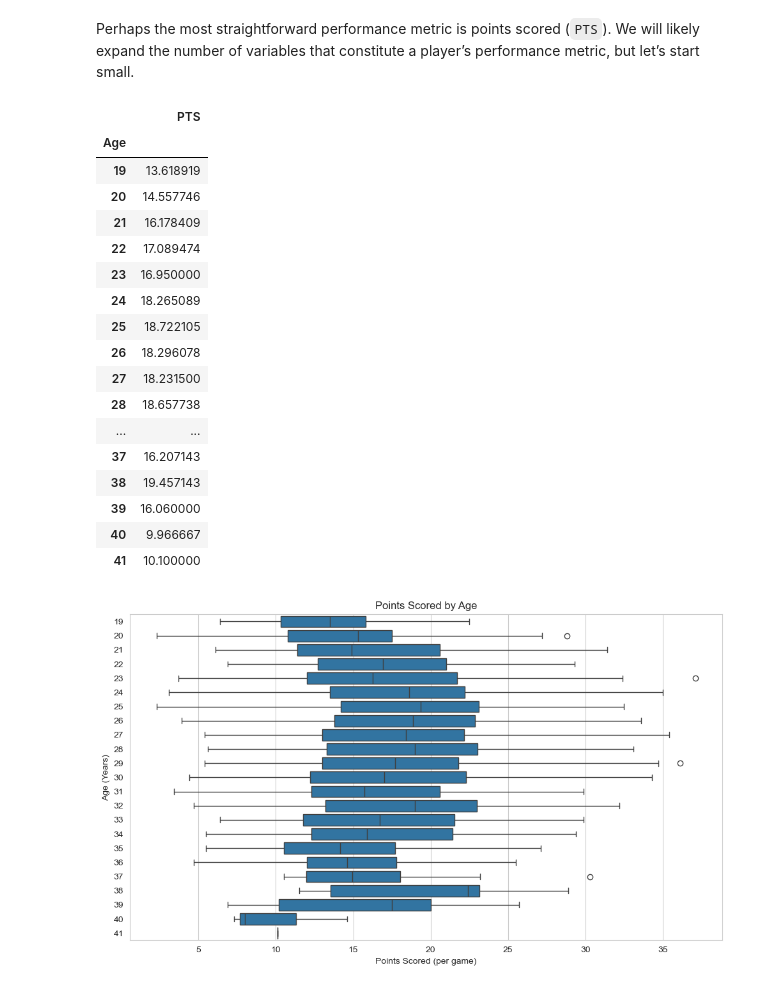
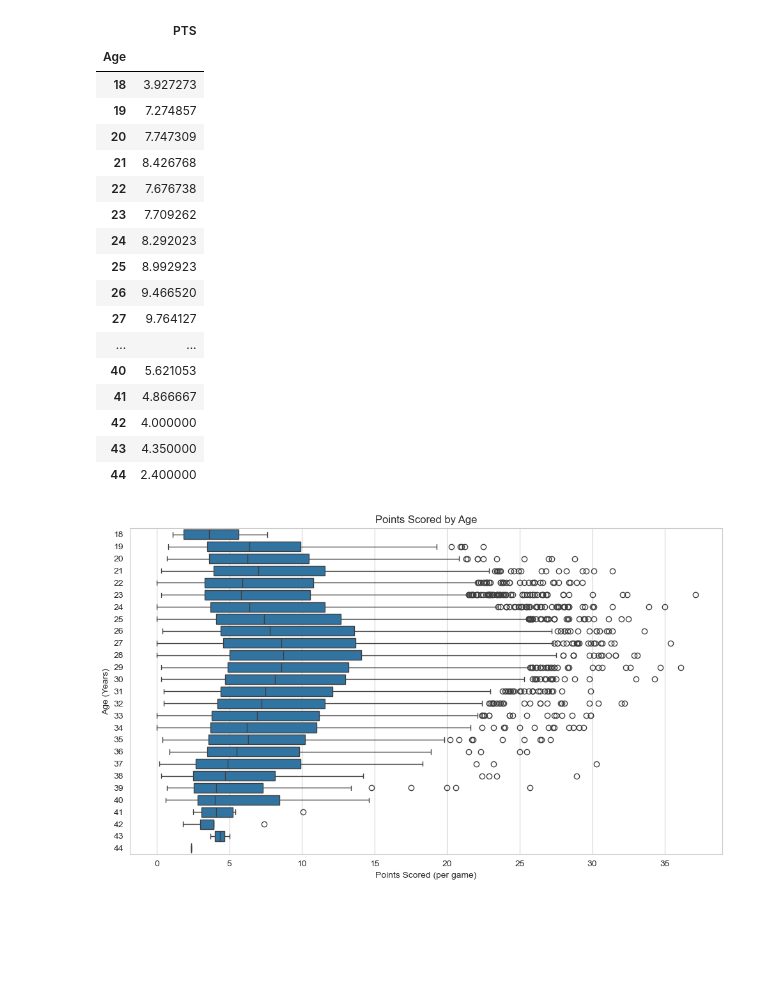
Before and after one commit to Logan-Locke/nba-analytics-pipeline, a Jupyter notebook: inference.ipynb, the cells around one changed output. Saved outputs shown, nothing was run; the diff lists cells and outputs as text; code cells hidden in the pictures; blank space fills up the shorter version.

```diff
--- a/inference.ipynb
+++ b/inference.ipynb
@@ -12,0 +11,5 @@ from scipy.stats import ttest_ind
+# %%
+engine = create_engine('sqlite:///nba_stats.db')
+nba_player_seasons_complete = pd.read_sql("SELECT * FROM nba_player_seasons_complete", con=engine)
+print(nba_player_seasons_complete.shape)
+nba_player_seasons_complete.head()
@@ -34,44 +37,40 @@ nba.head()
-# %% [markdown]
-Perhaps the most straightforward performance metric is points scored (`PTS`).
-We will likely expand the number of variables that constitute a player’s performance metric, but let’s start small.
 # %%
-nba[['Age', 'PTS']].groupby('Age').mean()
+nba_player_seasons_complete[['Age', 'PTS']].groupby('Age').mean()
 # %% [output]
 |  | PTS |
 | Age |  |
-| 19 | 13.618919 |
-| 20 | 14.557746 |
-| 21 | 16.178409 |
-| 22 | 17.089474 |
-| 23 | 16.950000 |
-| 24 | 18.265089 |
-| 25 | 18.722105 |
-| 26 | 18.296078 |
-| 27 | 18.231500 |
-| 28 | 18.657738 |
+| 18 | 3.927273 |
+| 19 | 7.274857 |
+| 20 | 7.747309 |
+| 21 | 8.426768 |
+| 22 | 7.676738 |
+| 23 | 7.709262 |
+| 24 | 8.292023 |
+| 25 | 8.992923 |
+| 26 | 9.466520 |
+| 27 | 9.764127 |
 | ... | ... |
-| 37 | 16.207143 |
-| 38 | 19.457143 |
-| 39 | 16.060000 |
-| 40 | 9.966667 |
-| 41 | 10.100000 |
+| 40 | 5.621053 |
+| 41 | 4.866667 |
+| 42 | 4.000000 |
+| 43 | 4.350000 |
+| 44 | 2.400000 |
 # %%
 plt.figure(figsize=(10, 6))
 
 sns.boxplot(
-    data=nba,
+    data=nba_player_seasons_complete,
     x = 'PTS',
     y = 'Age',
     orient='h'
 )
 
 plt.title('Points Scored by Age')
 plt.xlabel('Points Scored (per game)')
 plt.ylabel('Age (Years)')
 
-
 plt.tight_layout()
 plt.show()
 # %% [output]
-[figure, old version]
+[figure, new version]
 # %%
```
Also changed, not shown: parts of 29 cells of this notebook.
